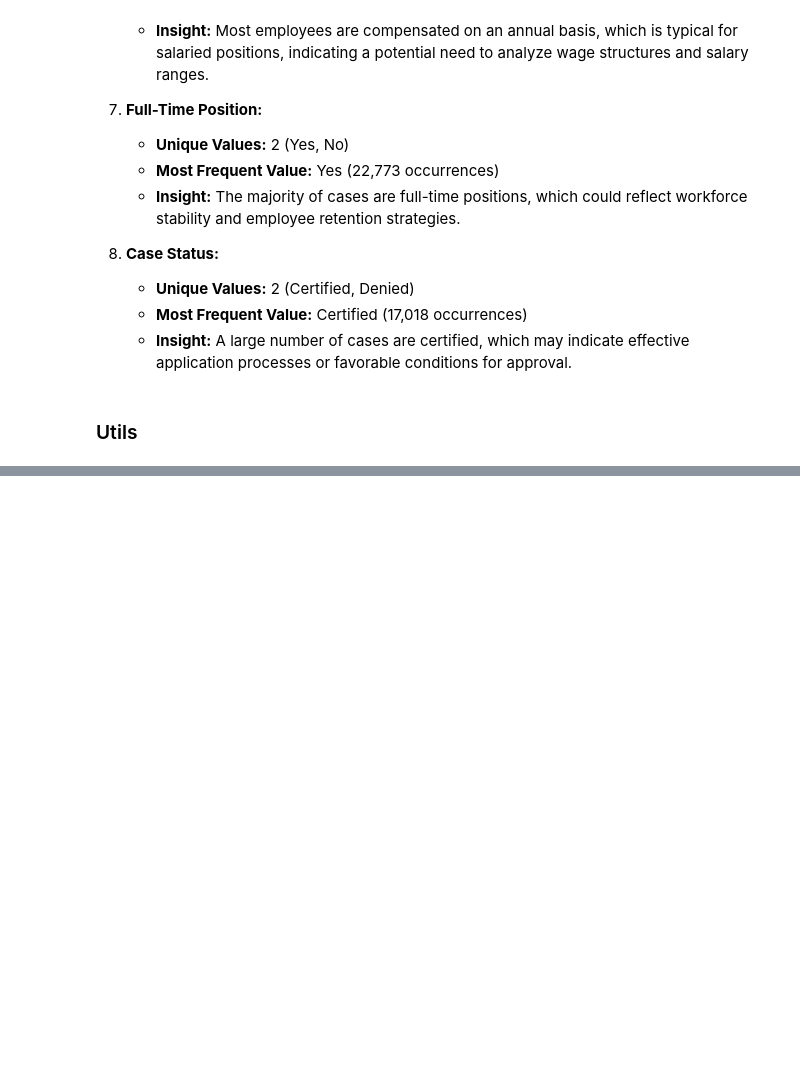
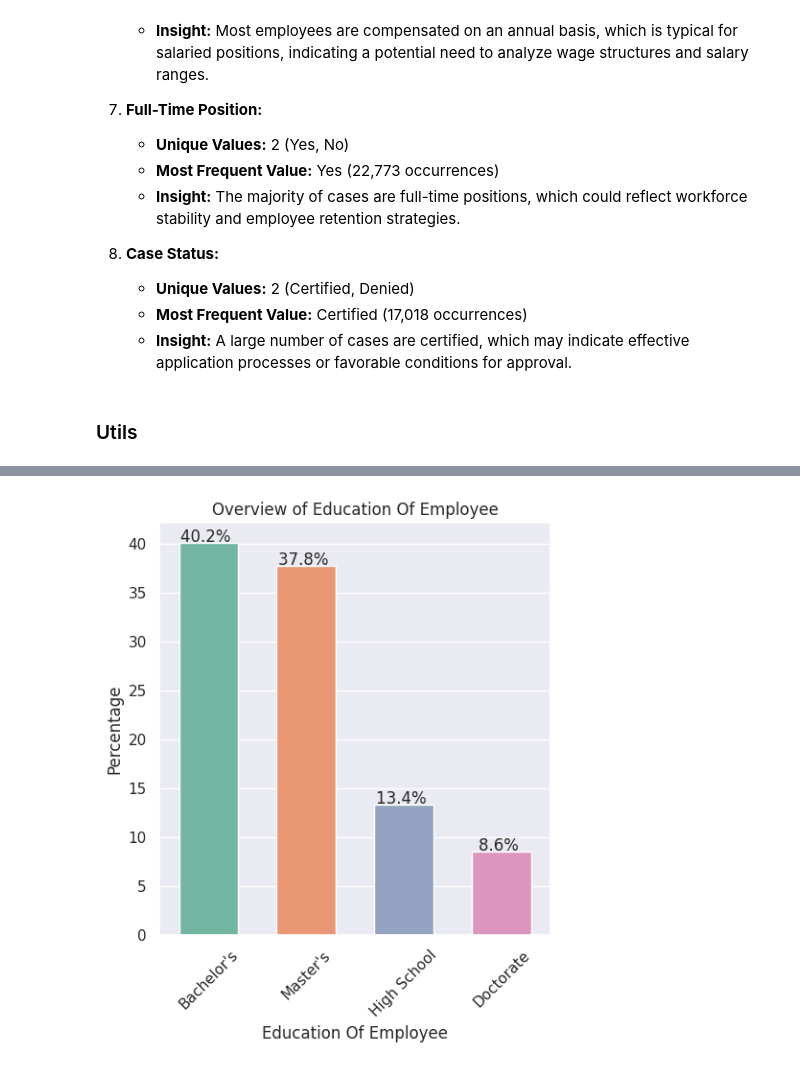
Before and after one commit to Rajesh2015/easy-visa, a Jupyter notebook: easy-visa-solution.ipynb, the cells around one changed output, grey strips where cells are left out. Drawn from its saved outputs; the diff is of its cells as text; code cells hidden in the pictures; blank space fills up the shorter version.

```diff
--- a/easy-visa-solution.ipynb
+++ b/easy-visa-solution.ipynb
@@ -986,0 +1021,5 @@ def compare_model_performance(train_performance, test_performance, model_names,
+# %%
+# Bar chart on education_of_employee to check which degree has highest visa application
+plot_bar_chart_percentage(ezdf,'education_of_employee','Education Of Employee',pellete=pellete)
+# %% [output]
+[figure, added]
```
Also changed, not shown: parts of 19 cells of this notebook.
